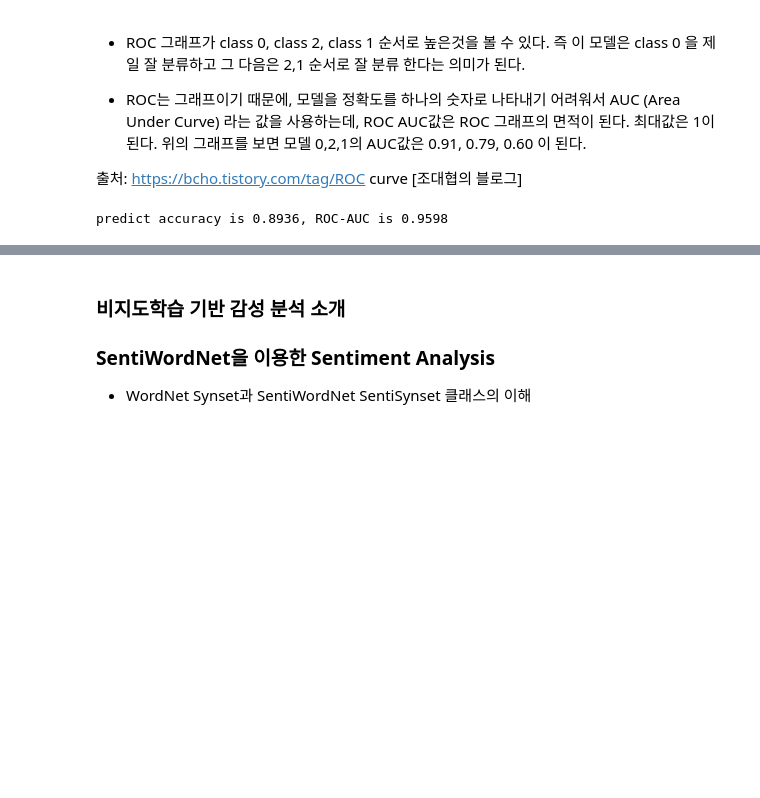
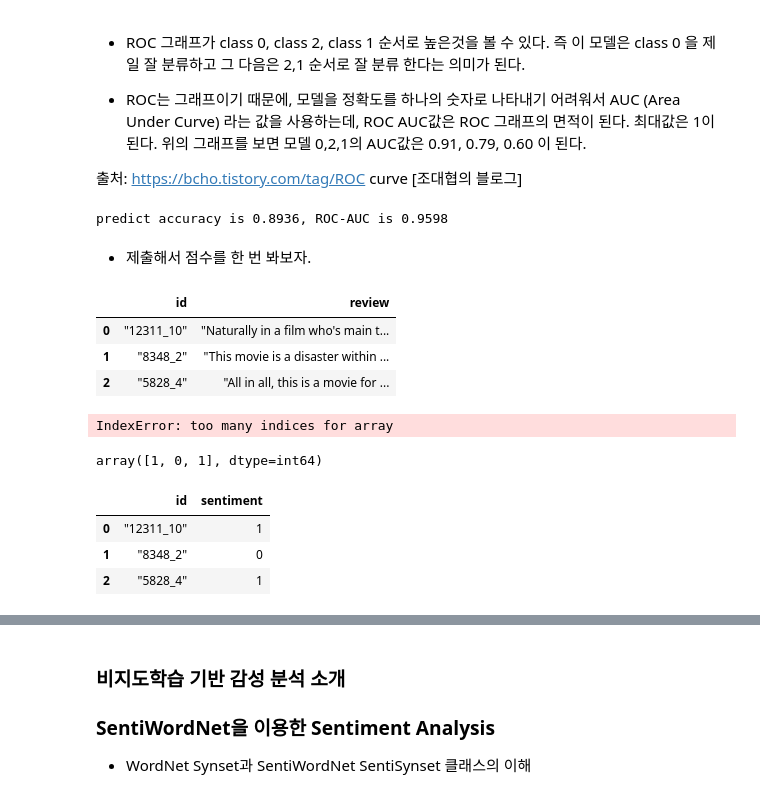
Before and after one commit to doklib/KaggleStruggle, a Jupyter notebook: Bag of Words Meets Bags of Popcorn.ipynb, the cells around one changed output, grey strips where cells are left out. Saved outputs shown, nothing was run; the diff lists cells and outputs as text; code cells hidden in the pictures; blank space fills up the shorter version.

Commit message:
Bag of Words Meets Bags of Popcorn
submit 양식에 맞춰서 제출하고 점수를 받아보았다.
중간 정도 등수에서 좀더 개선해봐야겠다.

```diff
--- a/Bag of Words Meets Bags of Popcorn.ipynb
+++ b/Bag of Words Meets Bags of Popcorn.ipynb
@@ -87,3 +87,32 @@ print('predict accuracy is {0:.4f}, ROC-AUC is {1:.4f}'.format(accuracy_score(y_
                                                               roc_auc_score(y_test, pred_probs)))
 # %% [output]
 predict accuracy is 0.8936, ROC-AUC is 0.9598
+# %% [markdown]
+* 제출해서 점수를 한 번 봐보자.
+# %%
+test_df2 = pd.read_csv(r'D:\일학습과제2018\캐글\word2vec-nlp-tutorial\testData.tsv', header=0, sep="\t", quoting=3)
+test_df2.head(3)
+# %% [output]
+|  | id | review |
+| 0 | "12311_10" | "Naturally in a film who's main t... |
+| 1 | "8348_2" | "This movie is a disaster within ... |
+| 2 | "5828_4" | "All in all, this is a movie for ... |
+# %%
+pred = pipeline.predict(test_df2['review'])
+#pred[0:3,:]
+# %% [output]
+IndexError: too many indices for array
+# %%
+pred[0:3]
+# %% [output]
+array([1, 0, 1], dtype=int64)
+# %%
+dd = pd.DataFrame()
+dd['id'] = test_df2['id']
+dd['sentiment'] = pred
+dd.head(3)
+# %% [output]
+|  | id | sentiment |
+| 0 | "12311_10" | 1 |
+| 1 | "8348_2" | 0 |
+| 2 | "5828_4" | 1 |
```
Also changed, not shown: parts of 2 cells of this notebook.
